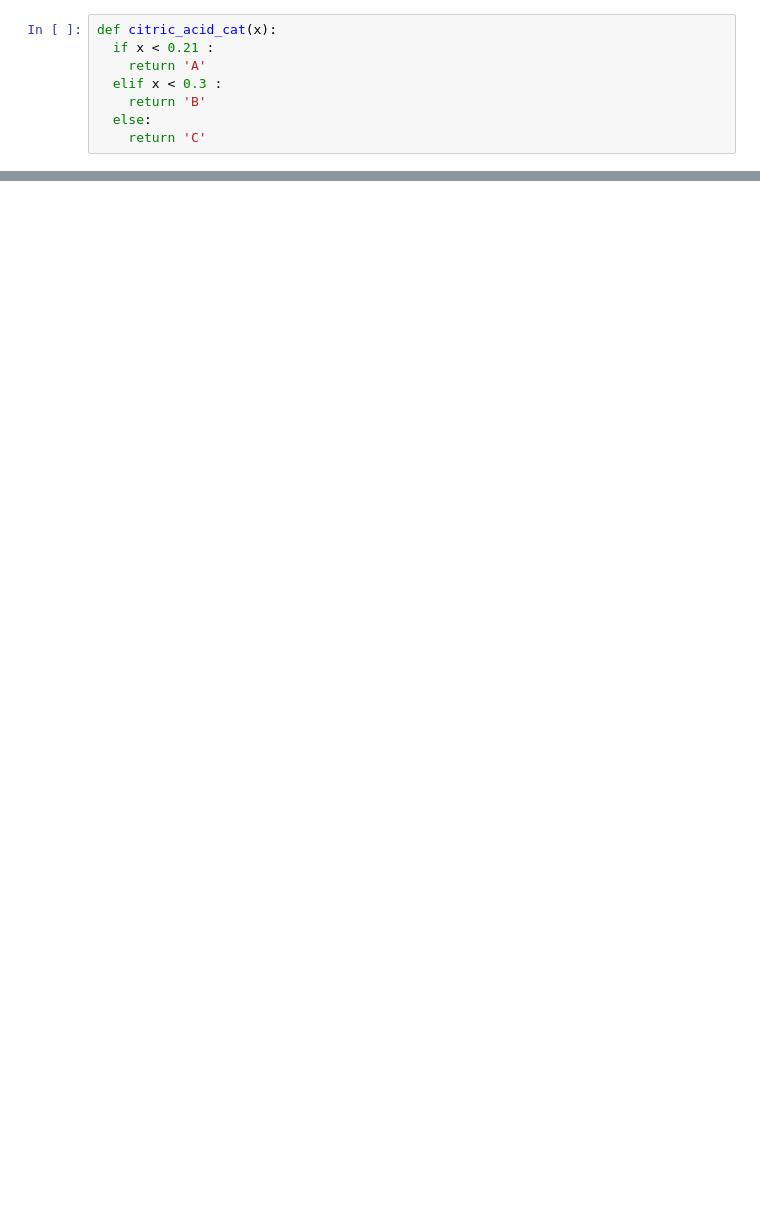
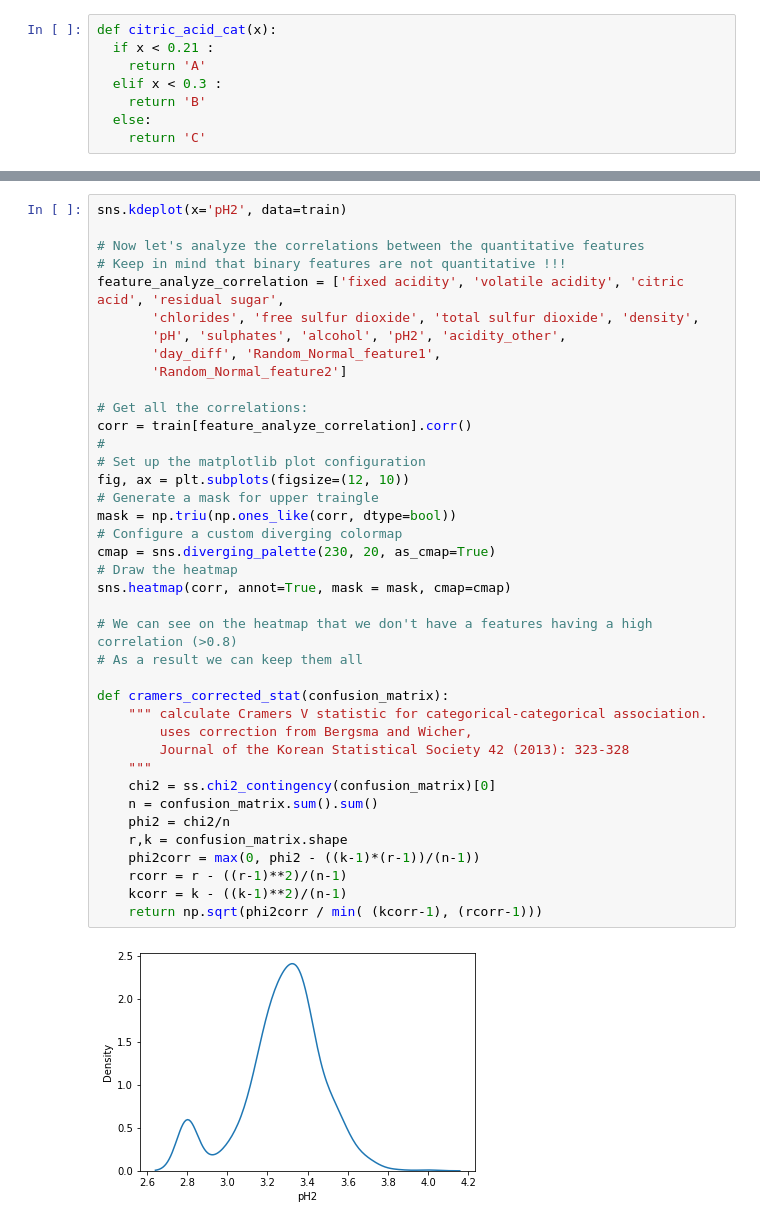
Before and after one commit to StefanOVFDE/Academypublic, a Jupyter notebook: Lesson_Session4_HomeLearning.ipynb, the cells around one changed output, grey strips where cells are left out. Saved outputs shown, nothing was run; the diff lists cells and outputs as text; blank space fills up the shorter version.

```diff
--- a/Lesson_Session4_HomeLearning.ipynb
+++ b/Lesson_Session4_HomeLearning.ipynb
@@ -161,0 +264,41 @@ dtype: object
+# %%
+sns.kdeplot(x='pH2', data=train)
+
+# Now let's analyze the correlations between the quantitative features
+# Keep in mind that binary features are not quantitative !!!
+feature_analyze_correlation = ['fixed acidity', 'volatile acidity', 'citric acid', 'residual sugar',
+       'chlorides', 'free sulfur dioxide', 'total sulfur dioxide', 'density',
+       'pH', 'sulphates', 'alcohol', 'pH2', 'acidity_other',
+       'day_diff', 'Random_Normal_feature1',
+       'Random_Normal_feature2']
+
+# Get all the correlations:
+corr = train[feature_analyze_correlation].corr()
+#
+# Set up the matplotlib plot configuration
+fig, ax = plt.subplots(figsize=(12, 10))
+# Generate a mask for upper traingle
+mask = np.triu(np.ones_like(corr, dtype=bool))
+# Configure a custom diverging colormap
+cmap = sns.diverging_palette(230, 20, as_cmap=True)
+# Draw the heatmap
+sns.heatmap(corr, annot=True, mask = mask, cmap=cmap)
+
+# We can see on the heatmap that we don't have a features having a high correlation (>0.8)
+# As a result we can keep them all
+
+def cramers_corrected_stat(confusion_matrix):
+    """ calculate Cramers V statistic for categorical-categorical association.
+        uses correction from Bergsma and Wicher,
+        Journal of the Korean Statistical Society 42 (2013): 323-328
+    """
+    chi2 = ss.chi2_contingency(confusion_matrix)[0]
+    n = confusion_matrix.sum().sum()
+    phi2 = chi2/n
+    r,k = confusion_matrix.shape
+    phi2corr = max(0, phi2 - ((k-1)*(r-1))/(n-1))
+    rcorr = r - ((r-1)**2)/(n-1)
+    kcorr = k - ((k-1)**2)/(n-1)
+    return np.sqrt(phi2corr / min( (kcorr-1), (rcorr-1)))
+# %% [output]
+[figure, added]
```
Also changed, not shown: parts of 20 cells of this notebook.
